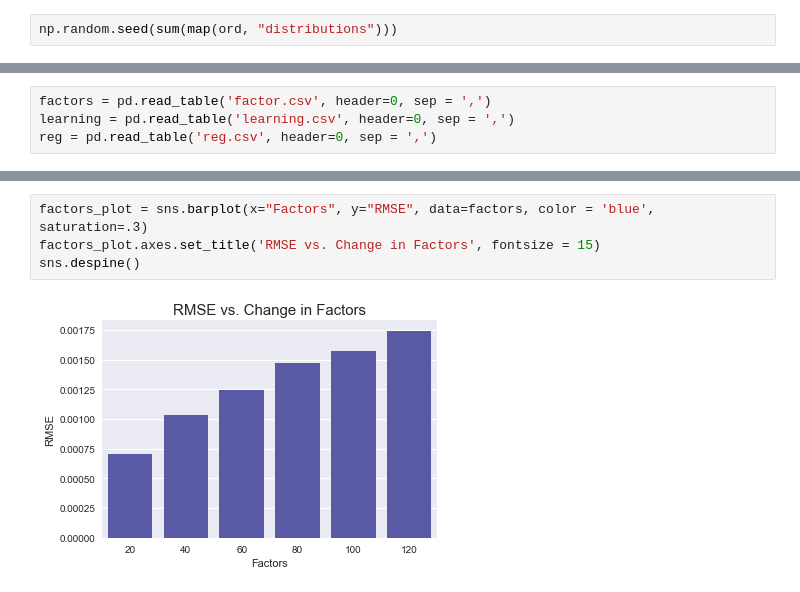
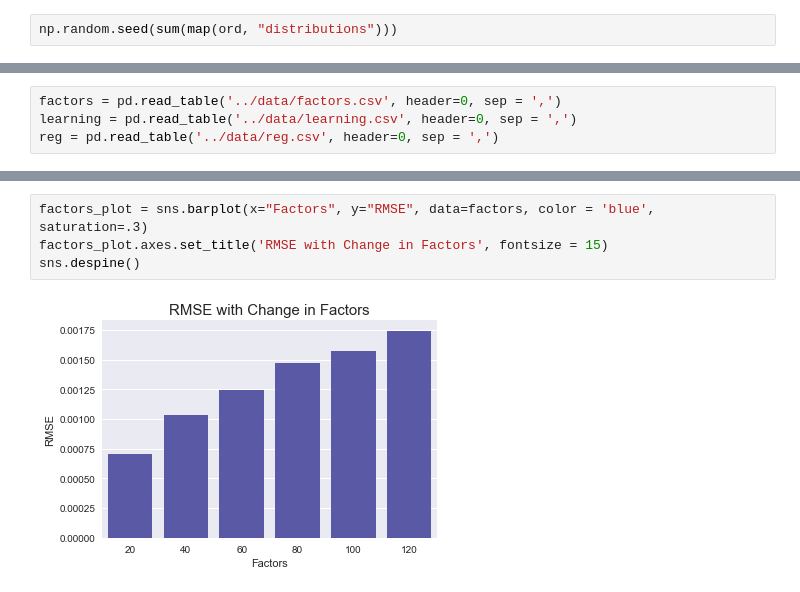
Before and after one commit to adarshchavakula/PersonalizationProject, a Jupyter notebook: code/SVD GridSearch Plots.ipynb, the cells around one changed output, grey strips where cells are left out. Cells and saved outputs as stored; diff of their text form.

```diff
--- a/code/SVD GridSearch Plots.ipynb
+++ b/code/SVD GridSearch Plots.ipynb
@@ -16,4 +16,4 @@ os.chdir('D:\\Columbia University\\Personalization\\Project\\lastfm-dataset-1K')
 # %%
-factors = pd.read_table('factor.csv', header=0, sep = ',')
-learning = pd.read_table('learning.csv', header=0, sep = ',')
-reg = pd.read_table('reg.csv', header=0, sep = ',')
+factors = pd.read_table('../data/factors.csv', header=0, sep = ',')
+learning = pd.read_table('../data/learning.csv', header=0, sep = ',')
+reg = pd.read_table('../data/reg.csv', header=0, sep = ',')
@@ -23,8 +48,8 @@ factors_regplot.axes.set_title('Change in Factors')
 # %%
 factors_plot = sns.barplot(x="Factors", y="RMSE", data=factors, color = 'blue', saturation=.3)
-factors_plot.axes.set_title('RMSE vs. Change in Factors', fontsize = 15)
+factors_plot.axes.set_title('RMSE with Change in Factors', fontsize = 15)
 sns.despine()
 # %% [output]
-[figure, old version]
+[figure, new version]
 # %%
 learn_plot = sns.barplot(x="Learning", y="RMSE", data=learning, color = 'blue', saturation=.3)
```
Also changed, not shown: parts of 6 cells of this notebook.
